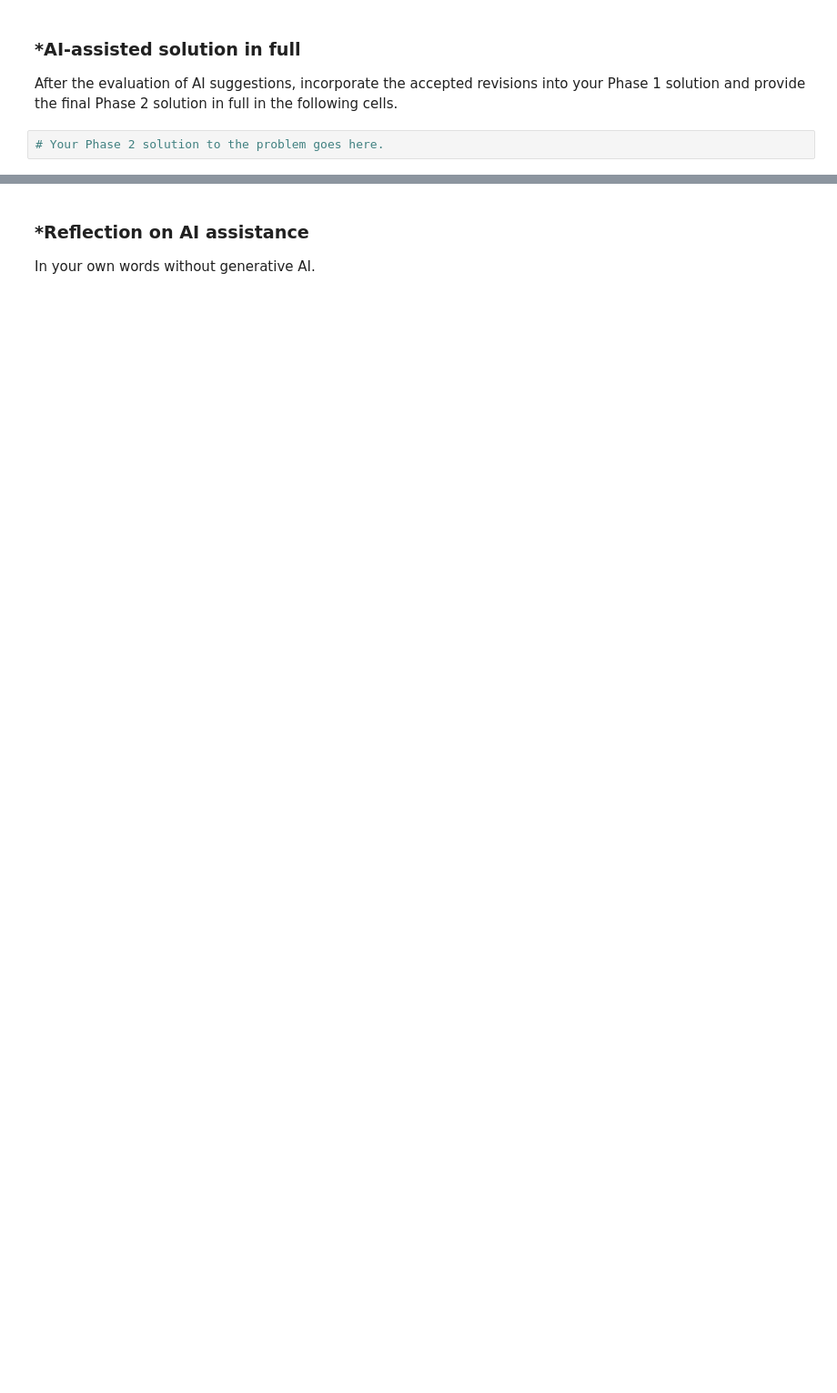
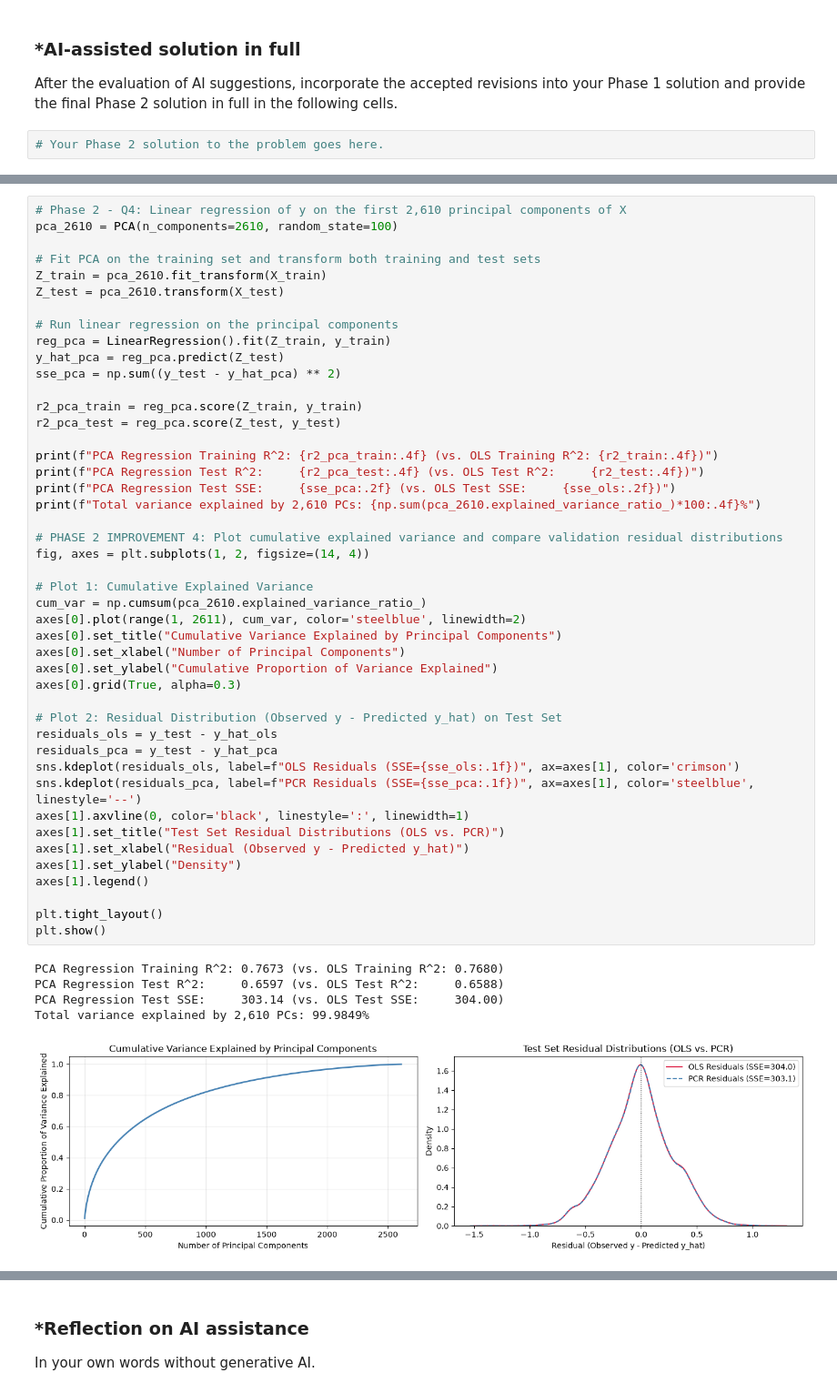
Before and after one commit to Brustachio/A05-pca, a Jupyter notebook: notebook.ipynb, the cells around one changed output, grey strips where cells are left out. Shown at 91% size. Cells and saved outputs as stored; diff of their text form; blank space fills up the shorter version.

```diff
--- a/notebook.ipynb
+++ b/notebook.ipynb
@@ -253,0 +441,51 @@ After the evaluation of AI suggestions, incorporate the accepted revisions into
+# %%
+# Phase 2 - Q4: Linear regression of y on the first 2,610 principal components of X
+pca_2610 = PCA(n_components=2610, random_state=100)
+
+# Fit PCA on the training set and transform both training and test sets
+Z_train = pca_2610.fit_transform(X_train)
+Z_test = pca_2610.transform(X_test)
+
+# Run linear regression on the principal components
+reg_pca = LinearRegression().fit(Z_train, y_train)
+y_hat_pca = reg_pca.predict(Z_test)
+sse_pca = np.sum((y_test - y_hat_pca) ** 2)
+
+r2_pca_train = reg_pca.score(Z_train, y_train)
+r2_pca_test = reg_pca.score(Z_test, y_test)
+
+print(f"PCA Regression Training R^2: {r2_pca_train:.4f} (vs. OLS Training R^2: {r2_train:.4f})")
+print(f"PCA Regression Test R^2:     {r2_pca_test:.4f} (vs. OLS Test R^2:     {r2_test:.4f})")
+print(f"PCA Regression Test SSE:     {sse_pca:.2f} (vs. OLS Test SSE:     {sse_ols:.2f})")
+print(f"Total variance explained by 2,610 PCs: {np.sum(pca_2610.explained_variance_ratio_)*100:.4f}%")
+
+# PHASE 2 IMPROVEMENT 4: Plot cumulative explained variance and compare validation residual distributions
+fig, axes = plt.subplots(1, 2, figsize=(14, 4))
+
+# Plot 1: Cumulative Explained Variance
+cum_var = np.cumsum(pca_2610.explained_variance_ratio_)
+axes[0].plot(range(1, 2611), cum_var, color='steelblue', linewidth=2)
+axes[0].set_title("Cumulative Variance Explained by Principal Components")
+axes[0].set_xlabel("Number of Principal Components")
+axes[0].set_ylabel("Cumulative Proportion of Variance Explained")
+axes[0].grid(True, alpha=0.3)
+
+# Plot 2: Residual Distribution (Observed y - Predicted y_hat) on Test Set
+residuals_ols = y_test - y_hat_ols
+residuals_pca = y_test - y_hat_pca
+sns.kdeplot(residuals_ols, label=f"OLS Residuals (SSE={sse_ols:.1f})", ax=axes[1], color='crimson')
+sns.kdeplot(residuals_pca, label=f"PCR Residuals (SSE={sse_pca:.1f})", ax=axes[1], color='steelblue', linestyle='--')
+axes[1].axvline(0, color='black', linestyle=':', linewidth=1)
+axes[1].set_title("Test Set Residual Distributions (OLS vs. PCR)")
+axes[1].set_xlabel("Residual (Observed y - Predicted y_hat)")
+axes[1].set_ylabel("Density")
+axes[1].legend()
+
+plt.tight_layout()
+plt.show()
+# %% [output]
+PCA Regression Training R^2: 0.7673 (vs. OLS Training R^2: 0.7680)
+PCA Regression Test R^2:     0.6597 (vs. OLS Test R^2:     0.6588)
+PCA Regression Test SSE:     303.14 (vs. OLS Test SSE:     304.00)
+Total variance explained by 2,610 PCs: 99.9849%
+[figure, added]
```
Also changed, not shown: parts of 16 cells of this notebook, 1 other file.
